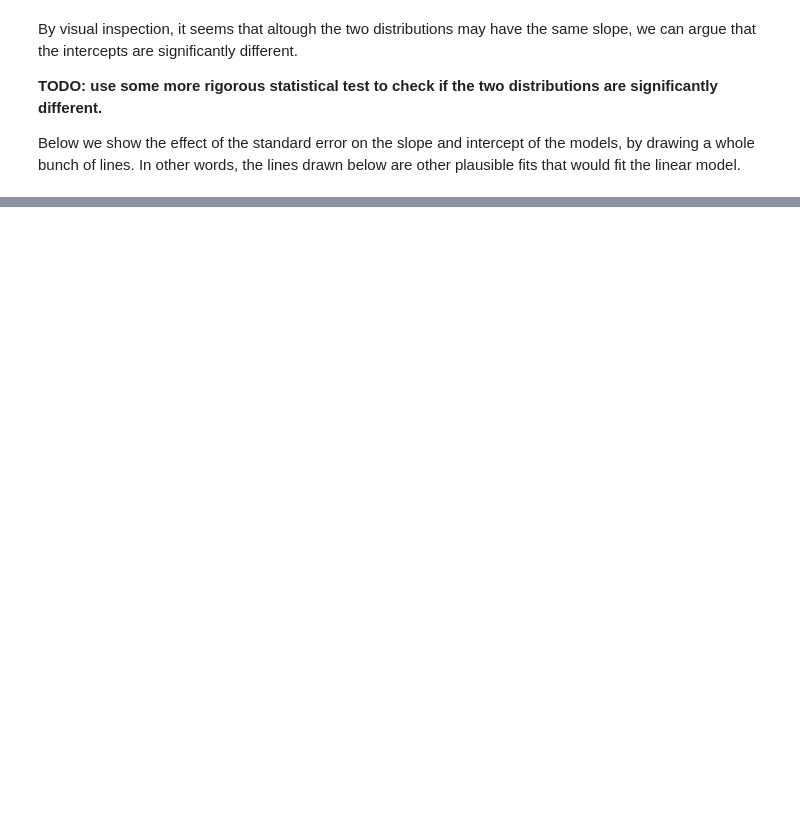
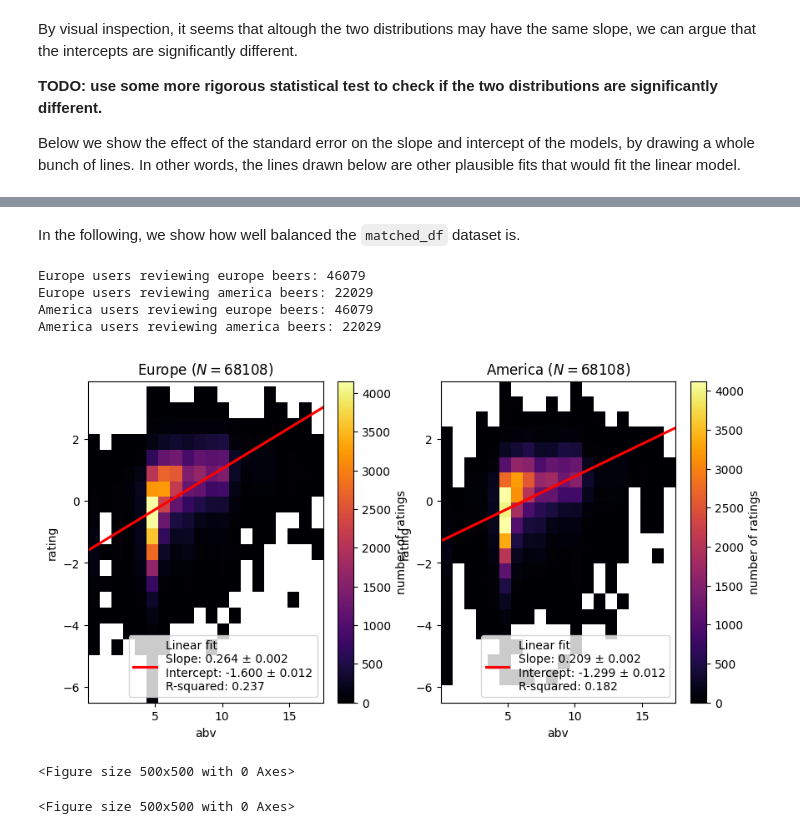
Before and after one commit to epfl-ada/ada-2023-project-welovepandas, a Jupyter notebook: naive.ipynb, the cells around one changed output, grey strips where cells are left out. Cells and saved outputs as stored; diff of their text form; code cells hidden in the pictures; blank space fills up the shorter version.

```diff
--- a/naive.ipynb
+++ b/naive.ipynb
@@ -268,0 +388,69 @@ plt.show()
+# %% [markdown]
+In the following, we show how well balanced the `matched_df` dataset is.
+# %%
+for continent_user in ['Europe', 'America']:
+    for continent_beer in ['Europe', 'America']:
+        print(
+            f"{continent_user} users reviewing {continent_beer.lower()} beers: " \
+            + str(len(matched_df.query("continent_user == @continent_user and continent_beer == @continent_beer")))
+        )
+# %% [output]
+Europe users reviewing europe beers: 46079
+Europe users reviewing america beers: 22029
+America users reviewing europe beers: 46079
+America users reviewing america beers: 22029
+# %%
+fig, axes = plt.subplots(ncols=2, nrows=1, figsize=(10, 5))
+
+fit_results = []
+
+for continent_index, continent in enumerate(['Europe', 'America']):
+
+    df_ = matched_df.query(f'continent_user == @continent')
+
+    # Drawing the background histogram
+    plt.figure(figsize=(5, 5))
+    sns.histplot(
+        data=df_,
+        x="abv",
+        y="rating",
+        bins=20, # NOTE: There are only ~50 unique values for ratings.
+        cmap="inferno",
+        ax=axes[continent_index],
+        cbar=True,
+        cbar_kws={'label': 'number of ratings'},
+    )
+
+    # Drawing the regression line
+    regplot = sns.regplot(
+        data=df_,
+        x="abv",
+        y="rating",
+        scatter=False,
+        x_jitter=0.1,
+        y_jitter=0.1,
+        marker='.',
+        scatter_kws={'color':'k', 'alpha':0.1},
+        line_kws={'color':'r', 'alpha':1.0},
+        ax=axes[continent_index],
+    )
+
+    # Computing the regression and some statistics
+    x = df_['abv'].values
+    y = df_['rating'].values
+    result = scipy.stats.linregress(x=x, y=y)
+    fit_results.append(result)
+
+    # Finalizing the plot
+    # legend_text = f'{get_fit_equation(result, 3)}\n ($R^2 = {result.rvalue**2:.2f}$)'
+    axes[continent_index].legend([get_fit_equation(result, 3)], loc='lower right')
+    axes[continent_index].set(
+        xlim=(matched_df['abv'].min(), matched_df['abv'].max()),
+        ylim=(matched_df['rating'].min(), matched_df['rating'].max()),
+        title=f'{continent} ($N={len(df_)}$)',
+    )
+plt.show()
+# %% [output]
+[figure, added]
+<Figure size 500x500 with 0 Axes>
+<Figure size 500x500 with 0 Axes>
```
Also changed, not shown: parts of 21 cells of this notebook, 2 other files.
